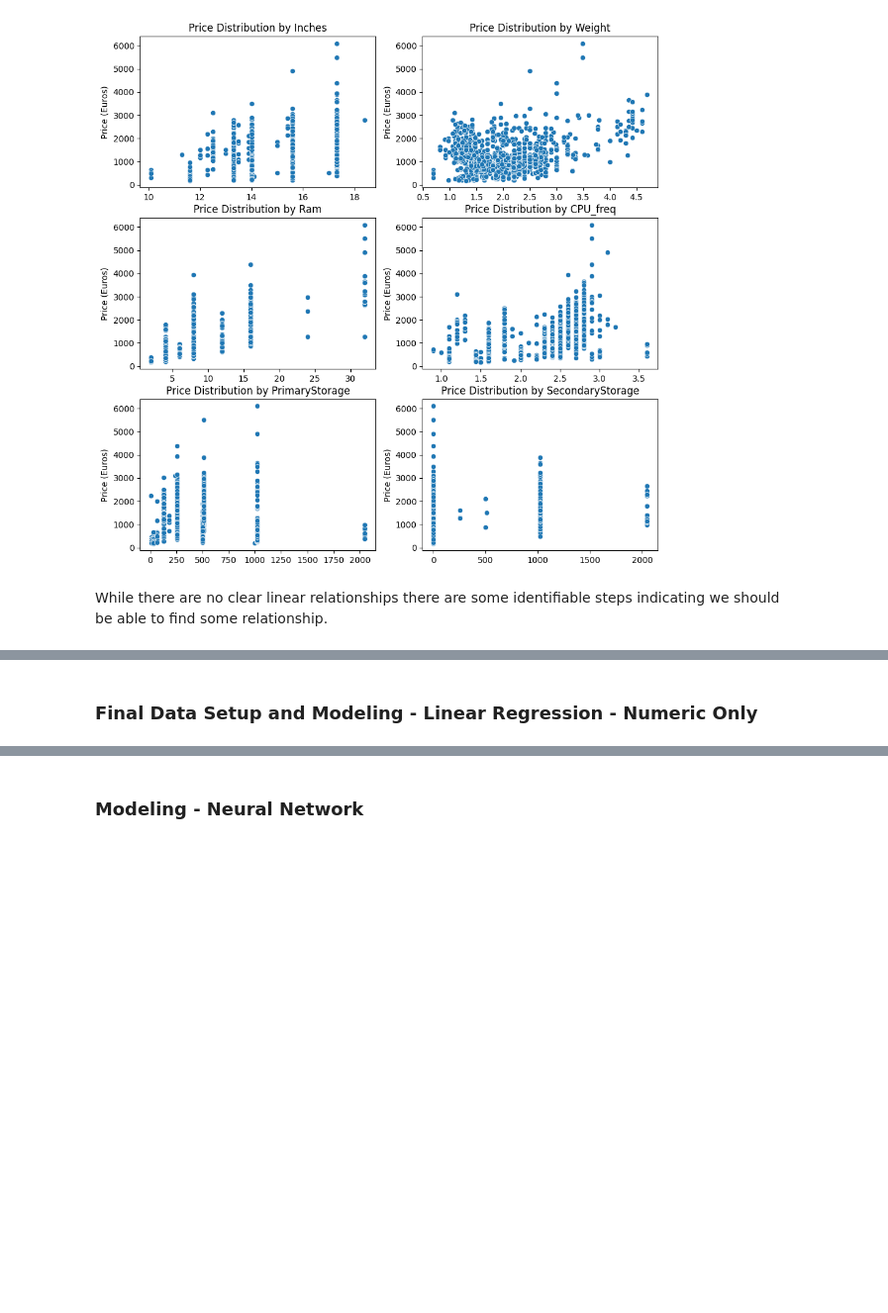
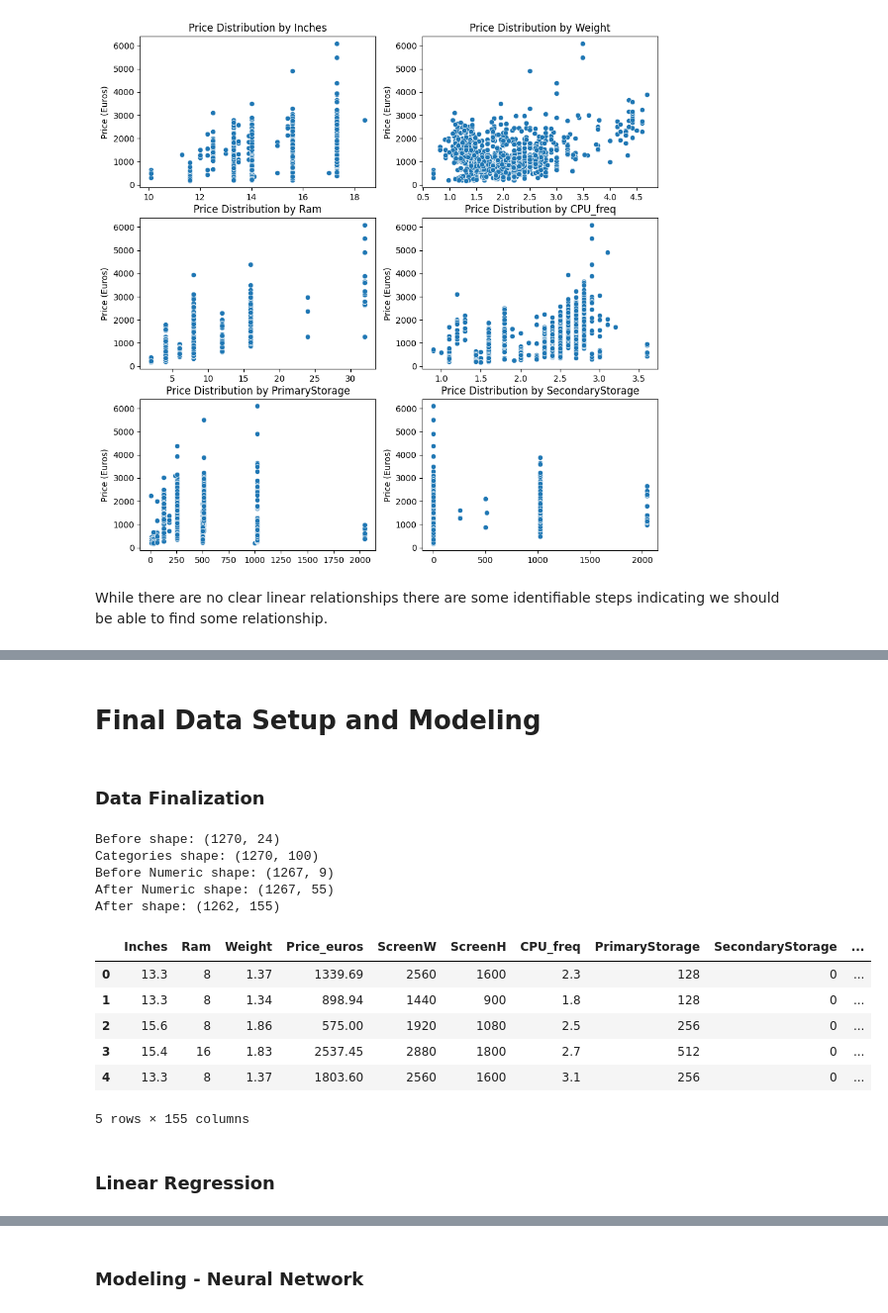
Before and after one commit to wortcook/UMKC, a Jupyter notebook: Fall2024/CS5530-0005/proj/notebook.ipynb, the cells around one changed output, grey strips where cells are left out. Shown at 99% size. Drawn from its saved outputs; the diff is of its cells as text; code cells hidden in the pictures; blank space fills up the shorter version.

```diff
--- a/Fall2024/CS5530-0005/proj/notebook.ipynb
+++ b/Fall2024/CS5530-0005/proj/notebook.ipynb
@@ -328,3 +465,65 @@ While there are no clear linear relationships there are some identifiable steps
 # %% [markdown]
-### Final Data Setup and Modeling - Linear Regression - Numeric Only
+# Final Data Setup and Modeling
+# %% [markdown]
+### Data Finalization
+# %%
+print("Before shape:", df_laptops.shape)
+
+df_laptops_full_data = df_laptops.drop(columns=['CPU_model', 'GPU_model'])
+
+#Create a new dataframe with the non-numeric columns one-hot encoded
+df_laptops_full_data = pd.get_dummies(df_laptops_full_data, df_laptops_full_data.select_dtypes(include='object').columns, dtype='float32')
+
+#drop the categorical columns
+df_laptops_full_data.drop(df_laptops_full_data.select_dtypes(include='object').columns, axis=1, inplace=True)
+
+#print the shape of the dataframe
+print("Categories shape:", df_laptops_full_data.shape)
+
+#print the numeric shape
+print("Before Numeric shape:", df_laptops_numeric.shape)
+
+scaler = StandardScaler()
+df_laptop_numeric_scaled = pd.DataFrame(scaler.fit_transform(df_laptops_numeric))
+
+#set the column names back
+df_laptop_numeric_scaled.columns = df_laptops_numeric.columns
+
+#Add poly features
+poly = PolynomialFeatures(degree=2)
+df_laptop_numeric_scaled = poly.fit_transform(df_laptop_numeric_scaled)
+
+df_laptop_numeric_scaled = pd.DataFrame(df_laptop_numeric_scaled)
+
+#Add log10 features
+# for col in df_laptop_numeric_scaled.columns:
+#     df_laptop_numeric_scaled[str(col) + '_log10'] = df_laptop_numeric_scaled[col].apply(lambda x: math.log10(x) if x > 0 else 0)
+
+#print the numeric shape
+print("After Numeric shape:", df_laptop_numeric_scaled.shape)
+
+#merge the scaled numeric data with the one-hot encoded data
+df_laptops_full_data = pd.merge(df_laptops_full_data, df_laptop_numeric_scaled, left_index=True, right_index=True)
+
+print("After shape:", df_laptops_full_data.shape)
+
+#stringify the column names
+df_laptops_full_data.columns = [str(col) for col in df_laptops_full_data.columns]
+
+df_laptops_full_data.head()
+# %% [output]
+Before shape: (1270, 24)
+Categories shape: (1270, 100)
+Before Numeric shape: (1267, 9)
+After Numeric shape: (1267, 55)
+After shape: (1262, 155)
+|  | Inches | Ram | Weight | Price_euros | ScreenW | ScreenH | CPU_freq | PrimaryStorage | SecondaryStorage | ... |
+| 0 | 13.3 | 8 | 1.37 | 1339.69 | 2560 | 1600 | 2.3 | 128 | 0 | ... |
+| 1 | 13.3 | 8 | 1.34 | 898.94 | 1440 | 900 | 1.8 | 128 | 0 | ... |
+| 2 | 15.6 | 8 | 1.86 | 575.00 | 1920 | 1080 | 2.5 | 256 | 0 | ... |
+| 3 | 15.4 | 16 | 1.83 | 2537.45 | 2880 | 1800 | 2.7 | 512 | 0 | ... |
+| 4 | 13.3 | 8 | 1.37 | 1803.60 | 2560 | 1600 | 3.1 | 256 | 0 | ... |
+5 rows × 155 columns
+# %% [markdown]
+### Linear Regression
 # %%
```
Also changed, not shown: parts of 19 cells of this notebook.
